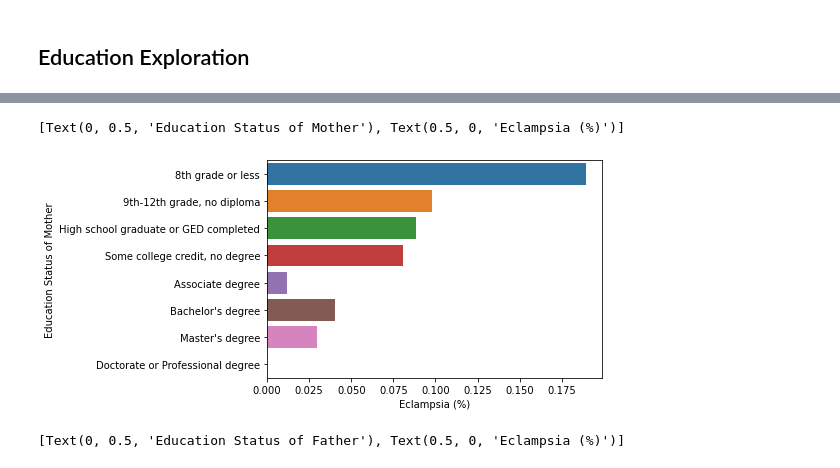
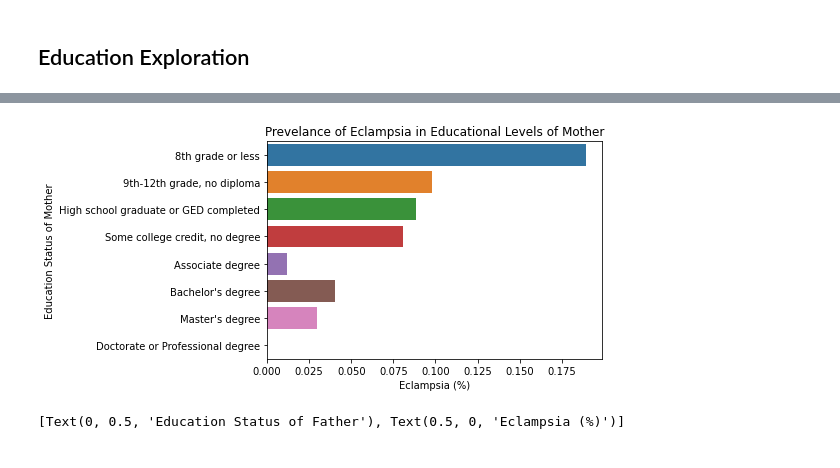
Before and after one commit to rachellb/Bennett_OUDSA5900, a Jupyter notebook: Descriptions/Momi_Descriptions.ipynb, the cells around one changed output, grey strips where cells are left out. Drawn from its saved outputs; the diff is of its cells as text; code cells hidden in the pictures.

```diff
--- a/Descriptions/Momi_Descriptions.ipynb
+++ b/Descriptions/Momi_Descriptions.ipynb
@@ -9,7 +9,7 @@ import missingno as msno
 from matplotlib import pyplot as plt
 import matplotlib.pyplot as plt
 # %%
-system = 'linux'
+system = 'windows'
 # %%
 # Prenatal Data
 parent = os.path.dirname(os.getcwd())
@@ -201,8 +229,8 @@ momi['MIDGBS'] = np.where(momi['MIDGBS'] == 99, np.NaN, momi['MIDGBS'])
 momi['MomEducation_State'] = np.where(momi['MomEducation_State'] == 'Unknown', np.NaN, momi['MomEducation_State'])
 momi['DadEducation_State'] = np.where(momi['DadEducation_State'] == 'Unknown', np.NaN, momi['DadEducation_State'])
 momi['Smoke_b'] = np.where(momi['Smoke_b'] == 'Unknown (unable to assess)', np.NaN, momi['Smoke_b'])
-momi['Race'] = np.where(momi['Race'].isin(['D', '9', 'A']), np.NaN, momi['Race'])
-momi['Ethnicity'] = np.where(momi['Ethnicity'].isin(['DECLINED', 'UNSPECIFIED']), np.NaN, momi['Ethnicity'])
+momi['Race'] = np.where(momi['Race'].isin(['9', 'A']), np.NaN, momi['Race'])
+momi['Ethnicity'] = np.where(momi['Ethnicity'].isin(['UNSPECIFIED']), np.NaN, momi['Ethnicity'])
 momi['InfSex'] = np.where(momi['InfSex'] == 'U', np.NaN, momi['InfSex'])
 momi['InfSex'] = np.where(momi['InfSex'] == 'f', 'F', momi['InfSex'])
 # %%
@@ -564,32 +588,29 @@ Before we can do the average blood pressure, we need to replace the missing valu
 # %%
-# Replacing missing so that we can split
-prenatal['PNV_BP'] = np.where(prenatal['PNV_BP'].isnull(), '0/0', prenatal['PNV_BP'])
+# How to grab the number of visits before week 20
+visitsBefore20 = prenatal.loc[prenatal['PNV_GestAge'] < 20].groupby(['MOMI_ID','Delivery_Number_Per_Mother'])['PNV_GestAge'].size().to_frame()
 
-# Dividing BloodPressure
-prenatal[['Systolic','Diastolic']] = prenatal.PNV_BP.str.split("/",expand=True,).astype('int32')
+# How to grab the number of visits after week 20
+visitsAfter20 = prenatal.loc[prenatal['PNV_GestAge'] > 20].groupby(['MOMI_ID','Delivery_Number_Per_Mother'])['PNV_GestAge'].size().to_frame()
 
-# This gets the average Systolic pressure over each visit and stores in a dataframe
-AvgSys = prenatal.groupby(['MOMI_ID','Delivery_Number_Per_Mother'])['Systolic'].mean().to_frame()
+prenatal = pd.merge(prenatal, visitsBefore20,  how='left', left_on=['MOMI_ID', 'Delivery_Number_Per_Mother'], right_on = ['MOMI_ID', 'Delivery_Number_Per_Mother'], suffixes=(None, 'before20'))
+prenatal = pd.merge(prenatal, visitsAfter20,  how='left', left_on=['MOMI_ID', 'Delivery_Number_Per_Mother'], right_on = ['MOMI_ID', 'Delivery_Number_Per_Mother'], suffixes=(None, 'after20'))
 
-# And this attaches it to the dataframe
-prenatal = pd.merge(prenatal, AvgSys,  how='left', left_on=['MOMI_ID', 'Delivery_Number_Per_Mother'], right_on = ['MOMI_ID', 'Delivery_Number_Per_Mother'], suffixes=(None, 'Avg'))
+prenatal.rename(columns={'PNV_GestAgebefore20': 'VisitsBefore20Weeks', 'PNV_GestAgeafter20': 'VisitsAfter20Weeks'}, inplace=True)
 
-AvgDia = prenatal.groupby(['MOMI_ID','Delivery_Number_Per_Mother'])['Diastolic'].mean().to_frame()
-prenatal = pd.merge(prenatal, AvgDia,  how='left', left_on=['MOMI_ID', 'Delivery_Number_Per_Mother'], right_on = ['MOMI_ID', 'Delivery_Number_Per_Mother'], suffixes=(None, 'Avg'))
-
-# Set 0 average blood pressures to missing
-prenatal['DiastolicAvg'] = np.where(prenatal['DiastolicAvg']== 0., np.nan, prenatal['DiastolicAvg'])
-prenatal['SystolicAvg'] = np.where(prenatal['SystolicAvg']== 0., np.nan, prenatal['SystolicAvg'])
+prenatal['VisitsBefore20Weeks'] = np.where(prenatal['VisitsBefore20Weeks'].isnull(), 0,prenatal['VisitsBefore20Weeks'])
+prenatal['VisitsAfter20Weeks'] = np.where(prenatal['VisitsAfter20Weeks'].isnull(), 0,prenatal['VisitsAfter20Weeks'])
 
 # Joining Dataframes
 momi = pd.merge(momi, prenatal,  how='left', left_on=['MOMI_ID', 'Delivery_Number_Per_Mother', 'DeliveryYear', 'MMULGSTD', 'SINGLETON', 'DELWKSGT'], right_on = ['MOMI_ID', 'Delivery_Number_Per_Mother', 'DeliveryYear', 'MMULGSTD', 'SINGLETON', 'DELWKSGT'])
 
 # Removes duplicates
-momi.drop_duplicates(subset=['SystolicAvg','DiastolicAvg', 'MOMI_ID', 'Delivery_Number_Per_Mother'], inplace=True)
-momi.drop(columns=['PNV_GestAge', 'PNV_BP', 'PNV_Weight_Oz', 'Systolic', 'Diastolic'], inplace=True)
+momi.drop_duplicates(subset=['VisitsBefore20Weeks','VisitsAfter20Weeks', 'MOMI_ID', 'Delivery_Number_Per_Mother'], inplace=True)
+momi.drop(columns=['PNV_GestAge', 'PNV_BP', 'PNV_Weight_Oz'], inplace=True)
 
 # where there's no PNVs, set total number to 0.
 momi['PNV_Total_Number'] = np.where(momi['Has_Prenatal_Data'] == 0, 0, momi['PNV_Total_Number'])
+momi['VisitsBefore20Weeks'] = np.where(momi['Has_Prenatal_Data'] == 0, 0, momi['VisitsBefore20Weeks'])
+momi['VisitsAfter20Weeks'] = np.where(momi['Has_Prenatal_Data'] == 0, 0, momi['VisitsAfter20Weeks'])
 # %% [markdown]
 # Adjusting variables
 # %%
@@ -662,7 +683,7 @@ raceMap = {'B':'AfricanAmerican','C':"Chinese",'D':"Declined",
           'E':"OtherAsian",'F':"Filipino",'G':"Guam/Chamorro",
           'I':"Indian(Asian)", 'J':"Japanese",'K':"Korean",
           'L':"AlaskanNative",'N':"NativeAmerican",'P':"OtherPacificIslander",
-          'Q':"Hawaiian", 'S':"Samoan",'V':"Vietnamese",'W':"White", 9: np.NaN}
+          'Q':"Hawaiian", 'S':"Samoan",'V':"Vietnamese",'W':"White", 'D':"Declined", 9: np.NaN}
 
 momi['Race'] = momi['Race'].map(raceMap)
 # %%
@@ -940,10 +932,11 @@ sns.catplot(y="MomEducation_State", kind="count", data=momi, order=edOrder)
 # %%
 education = (momi.groupby('MomEducation_State')['Eclampsia'].sum())/momi.MomEducation_State.value_counts().sort_index()*100
 ax = sns.barplot(y=education.index, x=education.values, order=edOrder)
 ax.set(ylabel='Education Status of Mother',xlabel='Eclampsia (%)')
+ax.set_title('Prevelance of Eclampsia in Educational Levels of Mother')
+plt.show()
 # %% [output]
-[Text(0, 0.5, 'Education Status of Mother'), Text(0.5, 0, 'Eclampsia (%)')]
-[figure, old version]
+[figure, new version]
 # %%
 education = (momi.groupby('DadEducation_State')['Eclampsia'].sum())/momi.MomEducation_State.value_counts().sort_index()*100
 ax = sns.barplot(y=education.index, x=education.values, order=edOrder)
```
Also changed, not shown: parts of 52 cells of this notebook, 2 other files.
